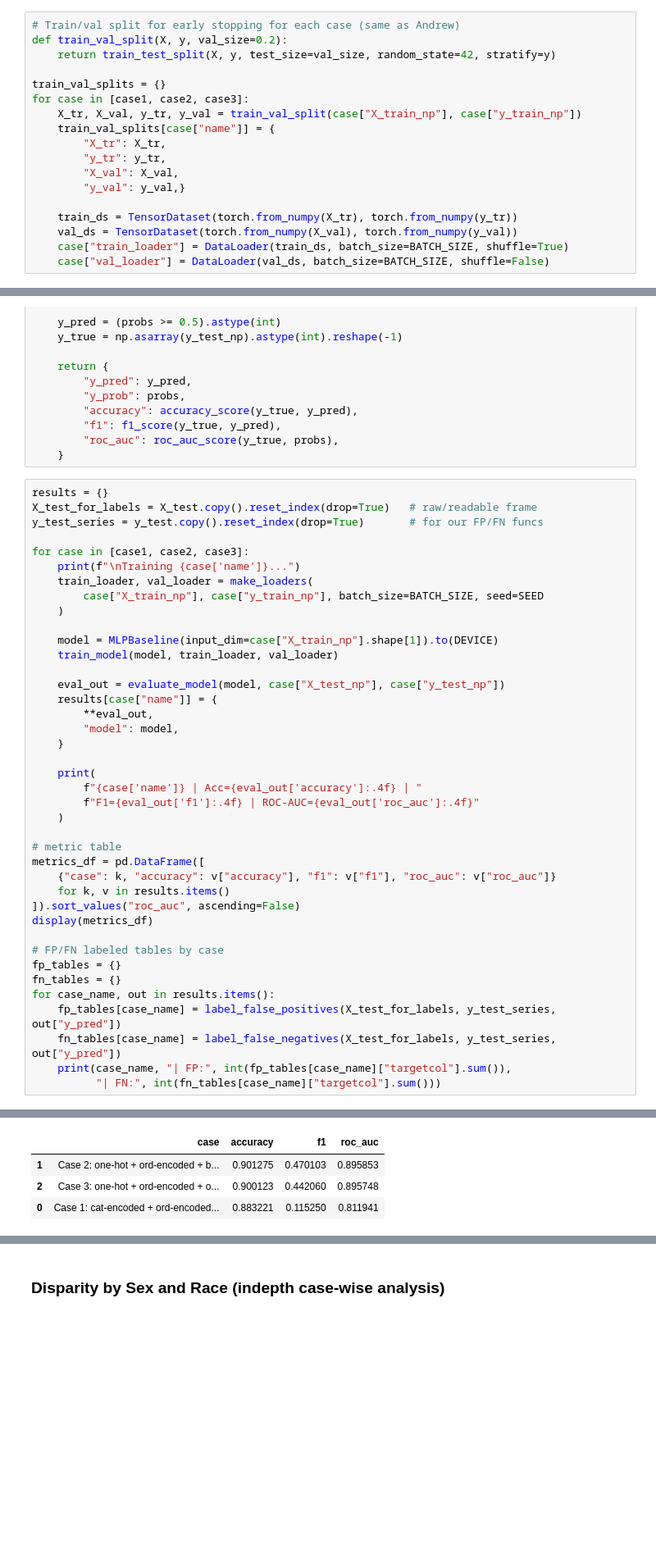
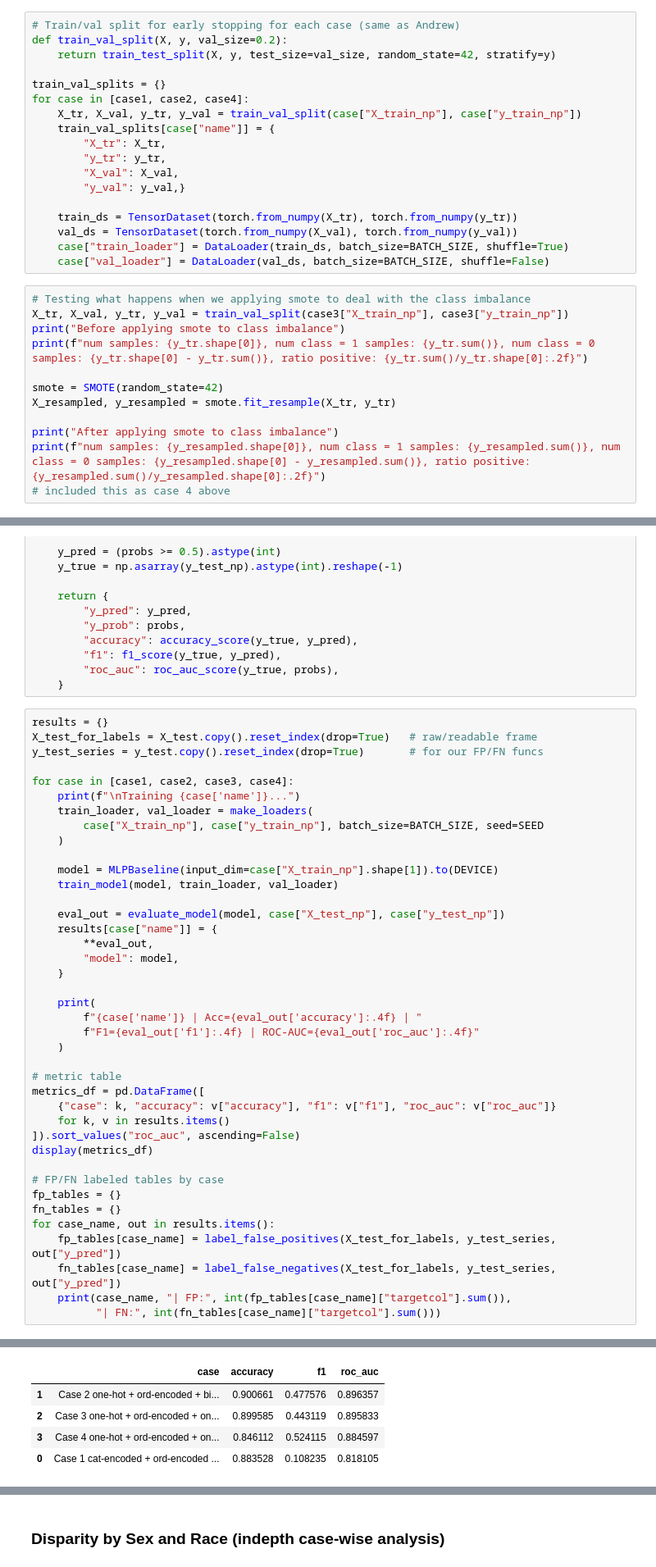
Before and after one commit to AndrewChai878/groupfairnessproject, a Jupyter notebook: group_proj_classifier_nn_baseline.ipynb, the cells around one changed output, grey strips where cells are left out. Shown at 82% size. Saved outputs shown, nothing was run; the diff lists cells and outputs as text; blank space fills up the shorter version.

Commit message:
updated nn to include SMOTE to address class imbalance and FPR

```diff
--- a/group_proj_classifier_nn_baseline.ipynb
+++ b/group_proj_classifier_nn_baseline.ipynb
@@ -316,7 +349,7 @@ def train_val_split(X, y, val_size=0.2):
     return train_test_split(X, y, test_size=val_size, random_state=42, stratify=y)
 
 train_val_splits = {}
-for case in [case1, case2, case3]:
+for case in [case1, case2, case4]:
     X_tr, X_val, y_tr, y_val = train_val_split(case["X_train_np"], case["y_train_np"])
     train_val_splits[case["name"]] = {
         "X_tr": X_tr,
@@ -328,3 +361,15 @@ for case in [case1, case2, case3]:
     val_ds = TensorDataset(torch.from_numpy(X_val), torch.from_numpy(y_val))
     case["train_loader"] = DataLoader(train_ds, batch_size=BATCH_SIZE, shuffle=True)
     case["val_loader"] = DataLoader(val_ds, batch_size=BATCH_SIZE, shuffle=False)
+# %%
+# Testing what happens when we applying smote to deal with the class imbalance
+X_tr, X_val, y_tr, y_val = train_val_split(case3["X_train_np"], case3["y_train_np"])
+print("Before applying smote to class imbalance")
+print(f"num samples: {y_tr.shape[0]}, num class = 1 samples: {y_tr.sum()}, num class = 0 samples: {y_tr.shape[0] - y_tr.sum()}, ratio positive: {y_tr.sum()/y_tr.shape[0]:.2f}")
+
+smote = SMOTE(random_state=42)
+X_resampled, y_resampled = smote.fit_resample(X_tr, y_tr)
+
+print("After applying smote to class imbalance")
+print(f"num samples: {y_resampled.shape[0]}, num class = 1 samples: {y_resampled.sum()}, num class = 0 samples: {y_resampled.shape[0] - y_resampled.sum()}, ratio positive: {y_resampled.sum()/y_resampled.shape[0]:.2f}")
+# included this as case 4 above
@@ -458,7 +508,7 @@ results = {}
 X_test_for_labels = X_test.copy().reset_index(drop=True)   # raw/readable frame
 y_test_series = y_test.copy().reset_index(drop=True)       # for our FP/FN funcs
 
-for case in [case1, case2, case3]:
+for case in [case1, case2, case3, case4]:
     print(f"\nTraining {case['name']}...")
     train_loader, val_loader = make_loaders(
         case["X_train_np"], case["y_train_np"], batch_size=BATCH_SIZE, seed=SEED
@@ -514,4 +564,5 @@ Case 3: one-hot + ord-encoded + one-hot | Acc=0.9001 | F1=0.4421 | ROC-AUC=0.895
 |  | case | accuracy | f1 | roc_auc |
-| 1 | Case 2: one-hot + ord-encoded + b... | 0.901275 | 0.470103 | 0.895853 |
-| 2 | Case 3: one-hot + ord-encoded + o... | 0.900123 | 0.442060 | 0.895748 |
-| 0 | Case 1: cat-encoded + ord-encoded... | 0.883221 | 0.115250 | 0.811941 |
+| 1 | Case 2 one-hot + ord-encoded + bi... | 0.900661 | 0.477576 | 0.896357 |
+| 2 | Case 3 one-hot + ord-encoded + on... | 0.899585 | 0.443119 | 0.895833 |
+| 3 | Case 4 one-hot + ord-encoded + on... | 0.846112 | 0.524115 | 0.884597 |
+| 0 | Case 1 cat-encoded + ord-encoded ... | 0.883528 | 0.108235 | 0.818105 |
```
Also changed, not shown: parts of 14 cells of this notebook, 19 other files.
